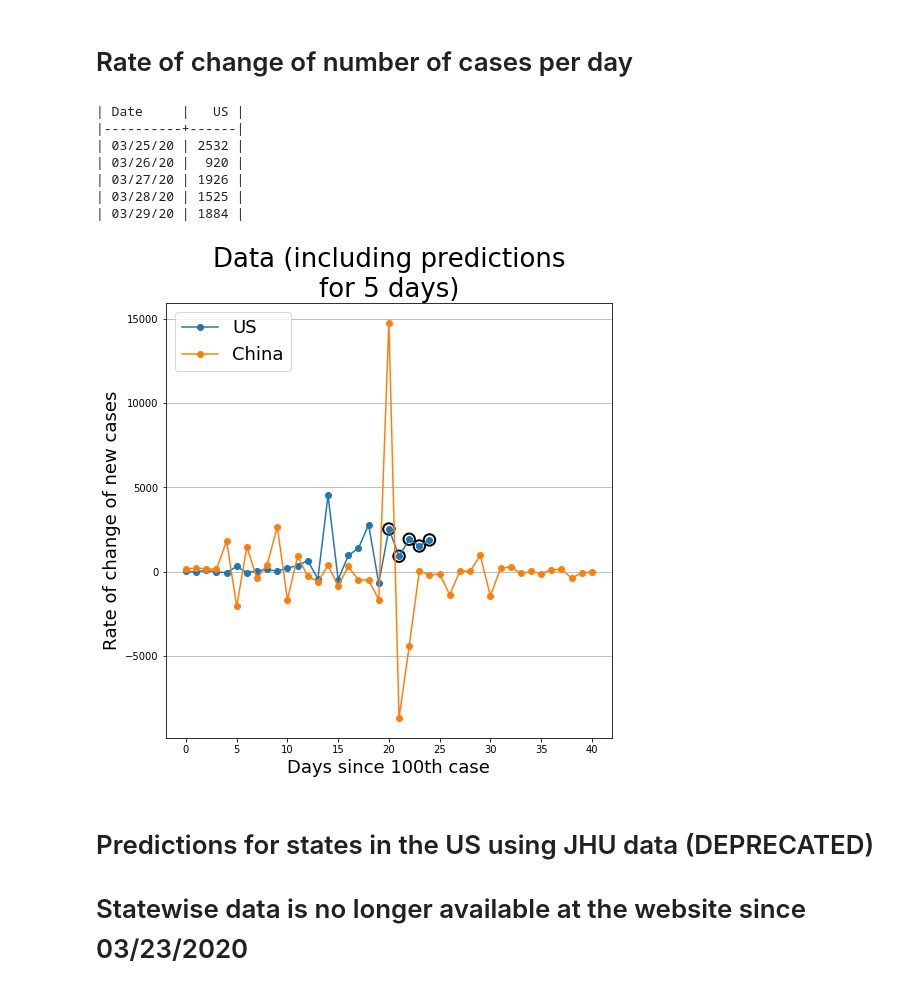
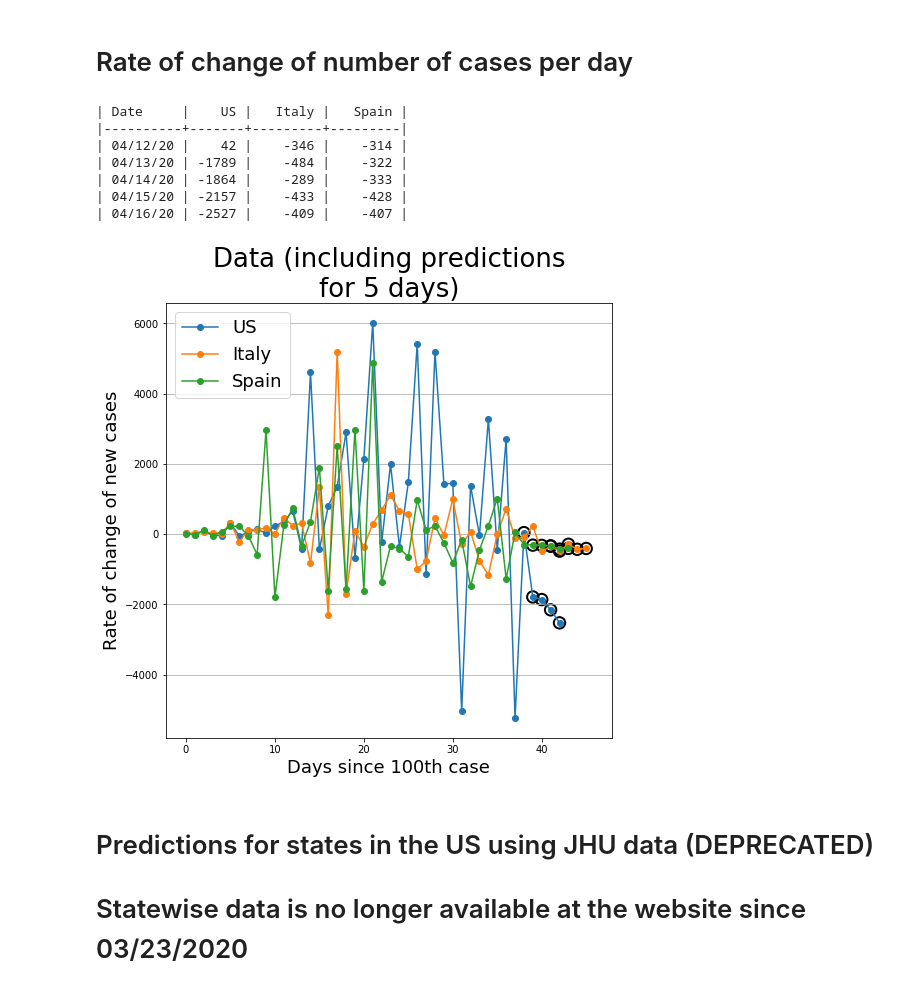
Before and after one commit to arkobarman/covid-19_timeSeriesAnalysis, a Jupyter notebook: time-series-predictions-global.ipynb, the cells around one changed output. Cells and saved outputs as stored; diff of their text form; code cells hidden in the pictures.

Commit message:
Update in data structure, hospitalization
Dta structure is updated, new analysis on hospitalization rates based on US states data

```diff
--- a/time-series-predictions-global.ipynb
+++ b/time-series-predictions-global.ipynb
@@ -17,7 +17,7 @@ from tabulate import tabulate
 # This is not recommended but I am doing this to suppress warnings from SARIMAX
 warnings.simplefilter('ignore')
 
-dataDir = os.path.join('data', 'JHU', '03_25_2020_2200hours')
+dataDir = os.path.join('data', 'JHU')
 
 # These are old files
 # confirmedFilename = 'time_series_19-covid-Confirmed.csv'
@@ -38,14 +38,7 @@ covidFrDict['confirmed'] = pd.read_csv(os.path.join(dataDir, confirmedFilename))
 covidFrDict['deaths'] = pd.read_csv(os.path.join(dataDir, deathsFilename))
 
 # Recovered is back again!
-# We are skipping this analysis until it is consistent at least in dates
-# covidFrDict['recovered'] = pd.read_csv(os.path.join(dataDir, recoveredFilename))
-# # Make date format consistent for recovered frame
-# colNamesList = list(covidFrDict['recovered'])
-# newColNamesList = [colName[:-2] if '/20' in colName else colName for colName in colNamesList ]
-# covidFrDict['recovered'].rename(columns=dict(zip(colNamesList, newColNamesList)), inplace=True)
-
-# covidFrDict['recovered']
+covidFrDict['recovered'] = pd.read_csv(os.path.join(dataDir, recoveredFilename))
 # %%
 # Get list of dates
 colNamesList = list(covidFrDict['confirmed'])
@@ -211,7 +204,7 @@ def getPredictionsForFuture(countryName,
     if returnResults:
         return allData, predData
 # %%
-allData, predData = getPredictionsForFuture('US',
+allData, predData = getPredictionsForFuture('India',
                                             invertible=False,
                                             plot=True,
                                             logScale=False,
@@ -220,6 +213,7 @@ allData, predData = getPredictionsForFuture('US',
                                             tablesToUse=['confirmed'],
                                             grid='y',
                                             returnResults=True)
+# print(allData)
 # %% [output]
 Table type: confirmed
 Predictions for next 5 days:
@@ -618,12 +619,13 @@ comparePlotDaysSinceNCases_showNewCasesPerDay(['US', 'Italy', 'China'], daysSinc
 # Rate of change of number of cases per day
 # %%
 def comparePlotDaysSinceNCases_showRateOfChangeOfNewCasesPerDay(countryNamesList,
-                                                  logScale=False,
-                                                  daysSince=100,
-                                                  invertible=False,
-                                                  nDaysPrediction=5,
-                                                  timeSeriesLim = 40, # Limit size of data to 40 points only
-                                                  printResults=True):
+                                                                logScale=False,
+                                                                daysSince=100,
+                                                                invertible=False,
+                                                                nDaysPrediction=5,
+                                                                timeSeriesLim = 40, # Limit size of data to 40 points only
+                                                                printResults=True,
+                                                                tableToUse='confirmed'):
     p, d, q = (1, 2, 2)
     plotStartedFlag = False
     printListCreatedFlag = False
@@ -635,9 +637,9 @@ def comparePlotDaysSinceNCases_showRateOfChangeOfNewCasesPerDay(countryNamesList
                                                     logScale=False,
                                                     grid=None,
                                                     printResults=False,
-                                                    tablesToUse=['confirmed'],
+                                                    tablesToUse=[tableToUse],
                                                     returnResults=True)
-        countryConfirmedFr =  allData['confirmed']
+        countryConfirmedFr =  allData[tableToUse]
 
         nCasesGreaterDaysSinceList = []
         datesGreaterDaysSinceList = []
@@ -693,42 +695,42 @@ def comparePlotDaysSinceNCases_showRateOfChangeOfNewCasesPerDay(countryNamesList
             fig = plt.figure(figsize=(8,8))
             ax = fig.add_subplot(111)
             plotStartedFlag = True
         if logScale:
             for i in range(len(data)):
                 if data[i] == 0:
                     data[i] = np.nan
         ax.plot(data, marker='o', label=countryName);
 
         if countryName not in skipPredictionCountriesList:
             # Circle predictions
             ax.scatter(predictionPointsXCoordinateList, predictionsList, s=130, linewidth=2, facecolors='none', edgecolors='k');
 
     if printResults:
 
         headerList = ['Date']
         for countryName in countryNamesList:
             if countryName not in skipPredictionCountriesList:
                 headerList.append(countryName)
 
         print(tabulate(datePredList, headers=headerList, tablefmt='orgtbl'))
 
     ax.legend(loc='upper left', prop={'size': 18});
 #     plt.title('Data for {}'.format(countryName), fontsize=26);
     plt.title('Data (including predictions\nfor {} days)'.format(nDaysPrediction), fontsize=26);
     plt.xlabel('Days since {}th case'.format(daysSince), fontsize=18);
     plt.ylabel('Rate of change of new cases', fontsize=18);
     plt.grid(axis='y')
 
-comparePlotDaysSinceNCases_showRateOfChangeOfNewCasesPerDay(['US', 'China'], daysSince=100, invertible=False)
+comparePlotDaysSinceNCases_showRateOfChangeOfNewCasesPerDay(['US', 'Italy', 'Spain'], daysSince=100, invertible=False)
 # %% [output]
-| Date     |   US |
-|----------+------|
-| 03/25/20 | 2532 |
-| 03/26/20 |  920 |
-| 03/27/20 | 1926 |
-| 03/28/20 | 1525 |
-| 03/29/20 | 1884 |
+| Date     |    US |   Italy |   Spain |
+|----------+-------+---------+---------|
+| 04/12/20 |    42 |    -346 |    -314 |
+| 04/13/20 | -1789 |    -484 |    -322 |
+| 04/14/20 | -1864 |    -289 |    -333 |
+| 04/15/20 | -2157 |    -433 |    -428 |
+| 04/16/20 | -2527 |    -409 |    -407 |
-[figure, old version]
+[figure, new version]
 # %% [markdown]
 # Predictions for states in the US using JHU data (DEPRECATED)
 # Statewise data is no longer available at the website since 03/23/2020
```
Also changed, not shown: parts of 5 cells of this notebook, 29 other files.
